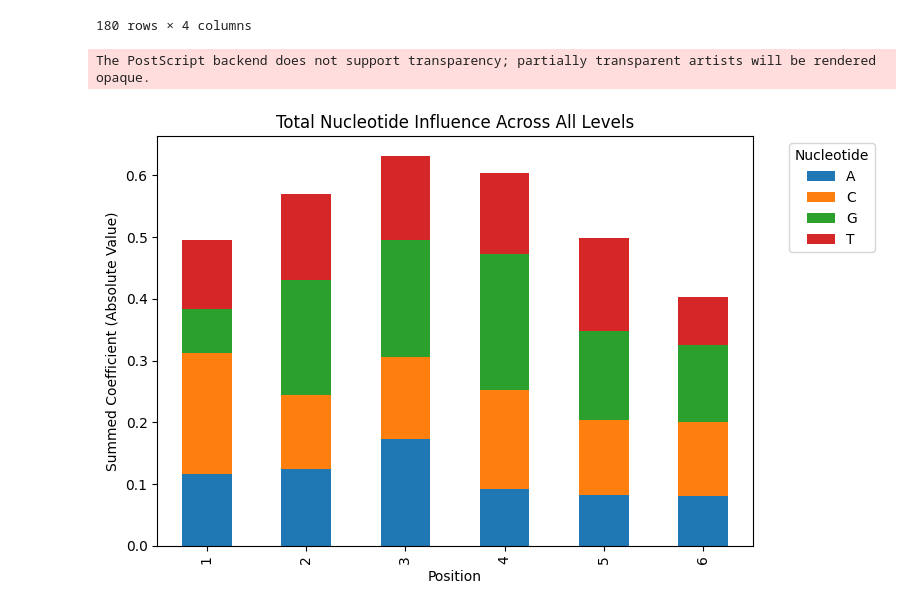
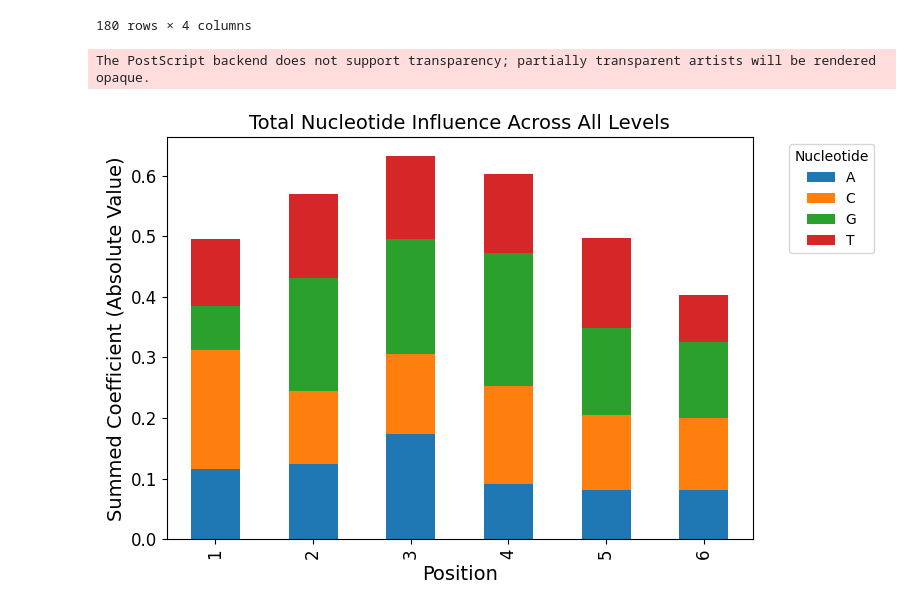
Before and after one commit to sb2cl/Activity-Clouds, a Jupyter notebook: 30_PLS_analysis.ipynb, the cells around one changed output. Cells and saved outputs as stored; diff of their text form; code cells hidden in the pictures.

Commit message:
Minor updates regarding font size in the figures

```diff
--- a/30_PLS_analysis.ipynb
+++ b/30_PLS_analysis.ipynb
@@ -225,33 +226,34 @@ df_coefficients
 # %%
 # Aggregate across all levels: sum coefficients by position & character
 agg = df_coefficients.groupby(['position', 'character'])['coefficient'].sum().reset_index()
 
 # Remove the _ character from the agg dataset
 agg = agg[agg['character'] != '_']
 
 # Pivot so each position is a row, characters are columns
 pivot = agg.pivot_table(
     index='position',
     columns='character',
     values='coefficient',
     fill_value=0,
 )
 
 # Plot a single stacked‐bar chart
 fig, ax = plt.subplots(figsize=(8, 5))
 pivot.plot(kind='bar', stacked=True, ax=ax)
-ax.set_title('Total Nucleotide Influence Across All Levels')
-ax.set_xlabel('Position')
-ax.set_ylabel('Summed Coefficient (Absolute Value)')
+ax.set_title('Total Nucleotide Influence Across All Levels', fontsize=14)
+ax.set_xlabel('Position', fontsize=14)
+ax.set_ylabel('Summed Coefficient (Absolute Value)', fontsize=14)
+ax.tick_params(axis='both', which='major', labelsize=12)
 ax.legend(title='Nucleotide', bbox_to_anchor=(1.05, 1), loc='upper left')
 plt.tight_layout()
 
 plt.savefig('pls_histogram_abs.eps',
             format='eps',
             dpi=300,
             bbox_inches='tight')
 
 plt.show()
 # %% [output]
 The PostScript backend does not support transparency; partially transparent artists will be rendered opaque.
-[figure, old version]
+[figure, new version]
```
Also changed, not shown: parts of 1 cell of this notebook, 3 other files.
